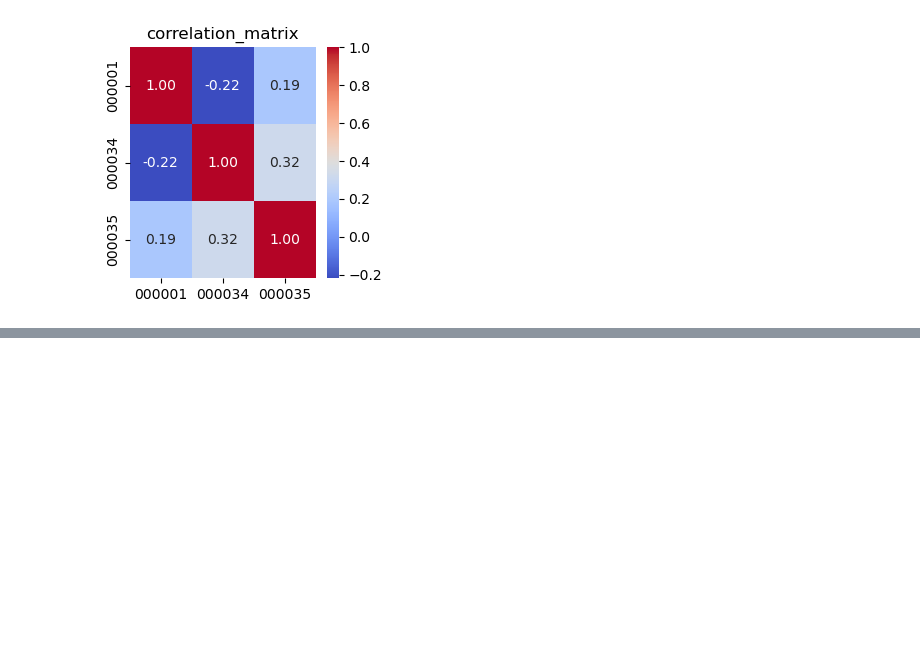
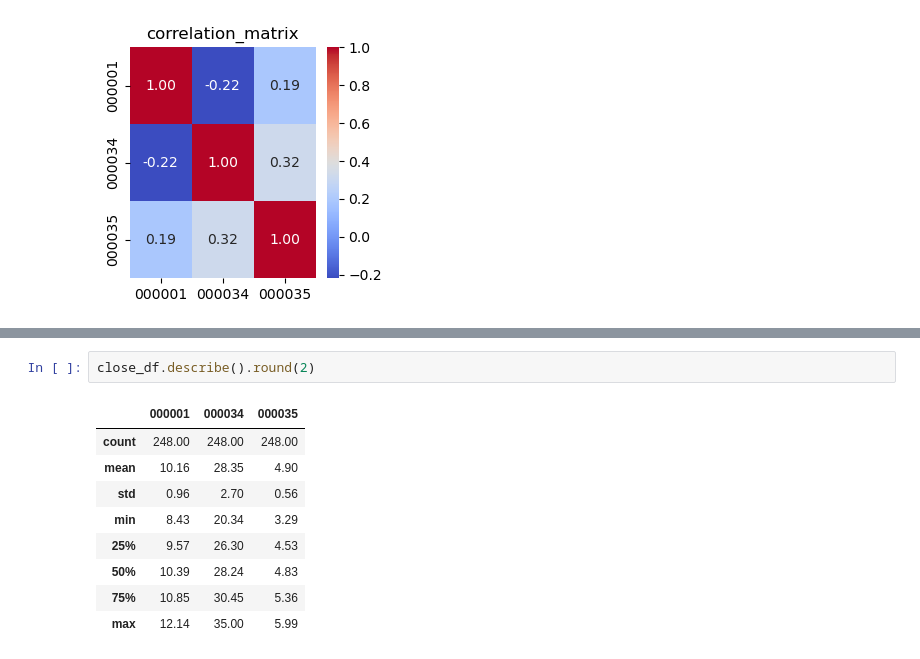
Before and after one commit to jikefan/QuantTradingStudy, a Jupyter notebook: ch01/ch01.ipynb, the cells around one changed output, grey strips where cells are left out. Saved outputs shown, nothing was run; the diff lists cells and outputs as text; blank space fills up the shorter version.

```diff
--- a/ch01/ch01.ipynb
+++ b/ch01/ch01.ipynb
@@ -96,0 +117,12 @@ plt.show()
+# %%
+close_df.describe().round(2)
+# %% [output]
+|  | 000001 | 000034 | 000035 |
+| count | 248.00 | 248.00 | 248.00 |
+| mean | 10.16 | 28.35 | 4.90 |
+| std | 0.96 | 2.70 | 0.56 |
+| min | 8.43 | 20.34 | 3.29 |
+| 25% | 9.57 | 26.30 | 4.53 |
+| 50% | 10.39 | 28.24 | 4.83 |
+| 75% | 10.85 | 30.45 | 5.36 |
+| max | 12.14 | 35.00 | 5.99 |
```
Also changed, not shown: parts of 4 cells of this notebook.
